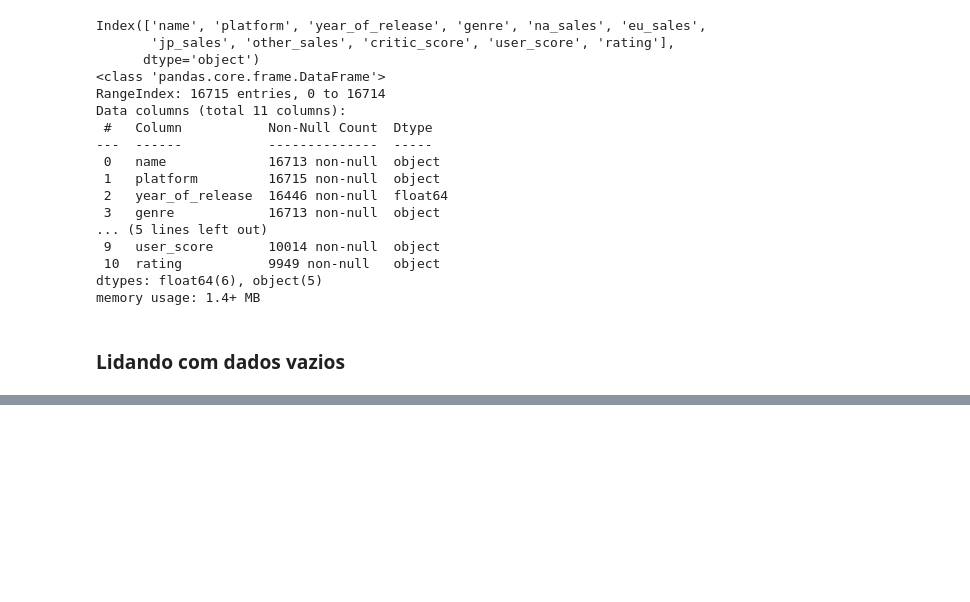
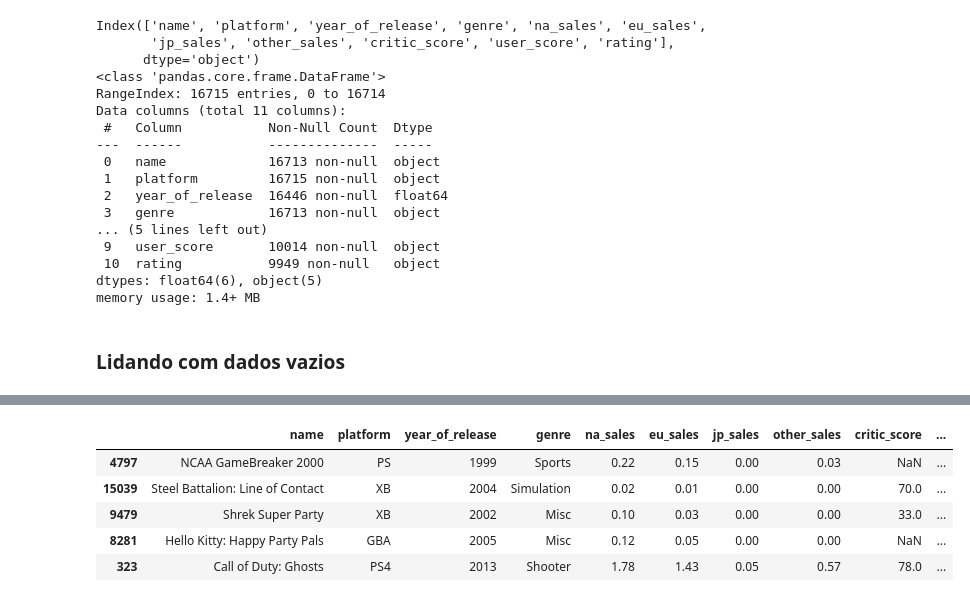
Before and after one commit to peperrone/mbads-sprint7-games, a Jupyter notebook: notebook.ipynb, the cells around one changed output, grey strips where cells are left out. Cells and saved outputs as stored; diff of their text form; code cells hidden in the pictures; blank space fills up the shorter version.

```diff
--- a/notebook.ipynb
+++ b/notebook.ipynb
@@ -241,0 +353,6 @@ Name: count, dtype: int64
+# %%
+# Substituindo NaN por 'N/A' na coluna rating
+df['rating'] = df['rating'].fillna('N/A')
+
+# Checando os valores únicos da coluna rating novamente, incluindo os NaN
+print(df['rating'].value_counts(dropna=False))
@@ -241,0 +428,7 @@ Name: count, dtype: int64
+# %%
+# Removendo a linha duplicada
+df = df.drop(index=16230)
+
+# Checando o resultado
+duplicated_rows = df[df.duplicated(subset=['name', 'platform', 'year_of_release', 'genre'], keep=False)]
+display(duplicated_rows)
@@ -241,0 +444,9 @@ Name: count, dtype: int64
+# %%
+# Convertendo year_of_release para inteiro
+df['year_of_release'] = df['year_of_release'].astype(int)
+
+# Convertendo user_score para float
+df['user_score'] = pd.to_numeric(df['user_score'],errors='coerce')
+
+# Checando se houve algum problema na conversão
+df.info()
@@ -241,0 +474,6 @@ Name: count, dtype: int64
+# %%
+# Criando a coluna total_sales
+df['total_sales'] = df['na_sales'] + df['eu_sales'] + df['jp_sales'] + df['other_sales']
+
+# Checando o dataframe após a adição da coluna
+df.info()
@@ -241,0 +500,10 @@ Name: count, dtype: int64
+# %%
+# Exibindo uma amostra dos dados para verificar a nova coluna total_sales
+df.sample(5, random_state=42)
+# %% [output]
+|  | name | platform | year_of_release | genre | na_sales | eu_sales | jp_sales | other_sales | critic_score | ... |
+| 4797 | NCAA GameBreaker 2000 | PS | 1999 | Sports | 0.22 | 0.15 | 0.00 | 0.03 | NaN | ... |
+| 15039 | Steel Battalion: Line of Contact | XB | 2004 | Simulation | 0.02 | 0.01 | 0.00 | 0.00 | 70.0 | ... |
+| 9479 | Shrek Super Party | XB | 2002 | Misc | 0.10 | 0.03 | 0.00 | 0.00 | 33.0 | ... |
+| 8281 | Hello Kitty: Happy Party Pals | GBA | 2005 | Misc | 0.12 | 0.05 | 0.00 | 0.00 | NaN | ... |
+| 323 | Call of Duty: Ghosts | PS4 | 2013 | Shooter | 1.78 | 1.43 | 0.05 | 0.57 | 78.0 | ... |
```
Also changed, not shown: parts of 32 cells of this notebook.
